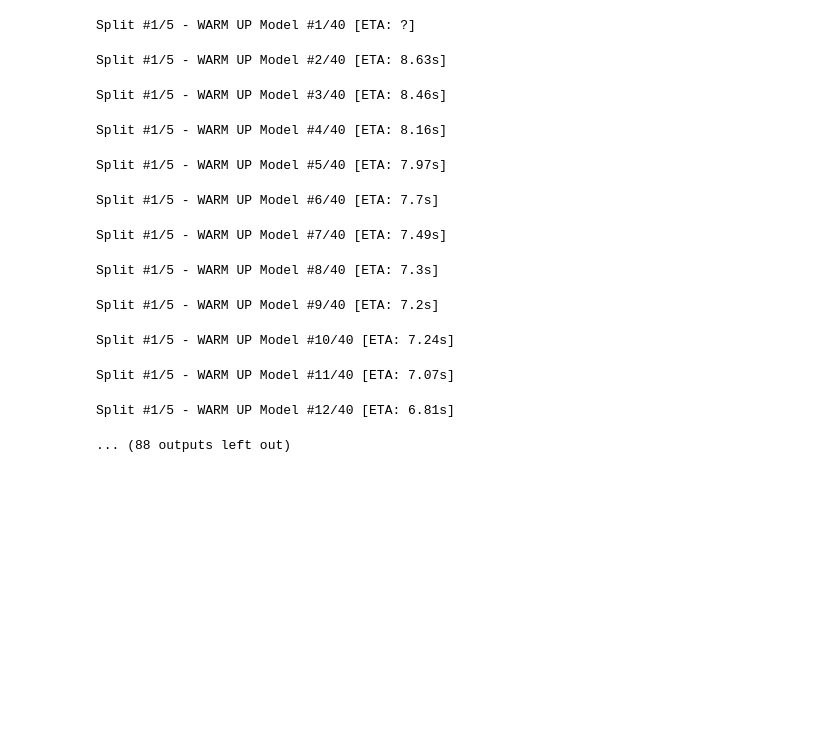
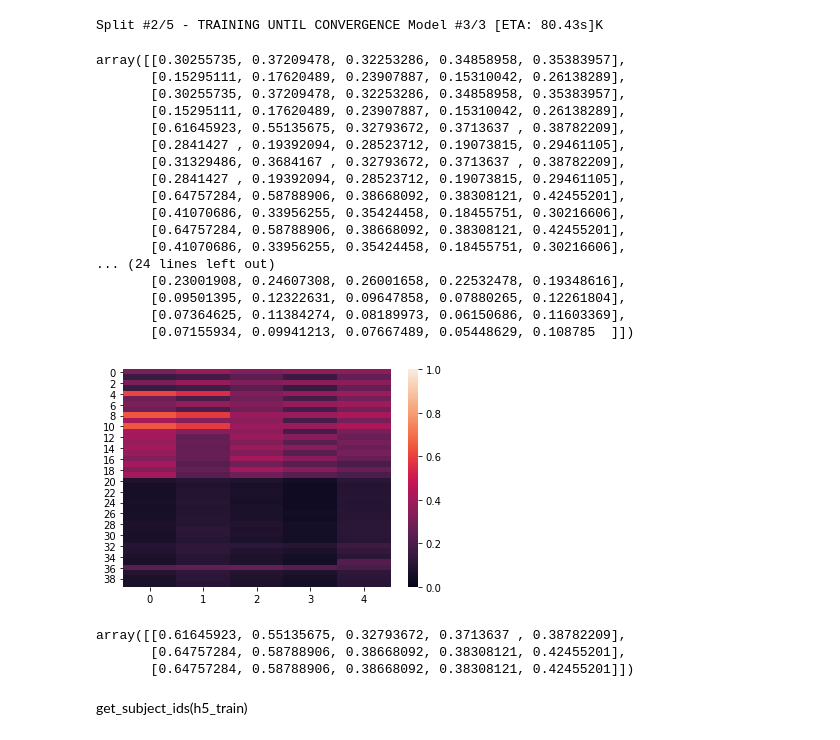
Before and after one commit to Mrml91/CS_ML_project, a Jupyter notebook: models.ipynb, the cells around one changed output. Cells and saved outputs as stored; diff of their text form; code cells hidden in the pictures; blank space fills up the shorter version.

Commit message:
models

```diff
--- a/models.ipynb
+++ b/models.ipynb
@@ -116,7 +117,7 @@ svm_extreme = PoolModels(
     input_shaper=svm_extreme_input_shaper,
     blueprint=SVC,
     parameters_list=svm_hyperparameters,
-    warming_params={"max_iter":10},
+    warming_params={"max_iter":50},
     convergence_params={"max_iter": -1},
     seed=3,
     h5_train=h5_train,
@@ -130,17 +131,3 @@ svm_extreme.warm_up()
 svm_extreme.plot_validation()
 plt.show()
 best_svm_extremes = svm_extreme.train_n_best_models_until_convergence(3)
-# %% [output]
-Split #1/5 - WARM UP Model #1/40 [ETA: ?]
-Split #1/5 - WARM UP Model #2/40 [ETA: 8.63s]
-Split #1/5 - WARM UP Model #3/40 [ETA: 8.46s]
-Split #1/5 - WARM UP Model #4/40 [ETA: 8.16s]
-Split #1/5 - WARM UP Model #5/40 [ETA: 7.97s]
-Split #1/5 - WARM UP Model #6/40 [ETA: 7.7s]
-Split #1/5 - WARM UP Model #7/40 [ETA: 7.49s]
-Split #1/5 - WARM UP Model #8/40 [ETA: 7.3s]
-Split #1/5 - WARM UP Model #9/40 [ETA: 7.2s]
-Split #1/5 - WARM UP Model #10/40 [ETA: 7.24s]
-Split #1/5 - WARM UP Model #11/40 [ETA: 7.07s]
-Split #1/5 - WARM UP Model #12/40 [ETA: 6.81s]
-... (88 outputs left out)
@@ -148,0 +134,32 @@ svm_extreme.plot_validation()
+# %%
+#svm_extreme.plot_validation()
+svm_extreme.train_n_best_models_until_convergence(3, split_num=1)
+svm_extreme.plot_validation()
+svm_extreme.validation_scores
+# %% [output]
+Split #2/5 - TRAINING UNTIL CONVERGENCE Model #3/3 [ETA: 80.43s]K
+array([[0.30255735, 0.37209478, 0.32253286, 0.34858958, 0.35383957],
+       [0.15295111, 0.17620489, 0.23907887, 0.15310042, 0.26138289],
+       [0.30255735, 0.37209478, 0.32253286, 0.34858958, 0.35383957],
+       [0.15295111, 0.17620489, 0.23907887, 0.15310042, 0.26138289],
+       [0.61645923, 0.55135675, 0.32793672, 0.3713637 , 0.38782209],
+       [0.2841427 , 0.19392094, 0.28523712, 0.19073815, 0.29461105],
+       [0.31329486, 0.3684167 , 0.32793672, 0.3713637 , 0.38782209],
+       [0.2841427 , 0.19392094, 0.28523712, 0.19073815, 0.29461105],
+       [0.64757284, 0.58788906, 0.38668092, 0.38308121, 0.42455201],
+       [0.41070686, 0.33956255, 0.35424458, 0.18455751, 0.30216606],
+       [0.64757284, 0.58788906, 0.38668092, 0.38308121, 0.42455201],
+       [0.41070686, 0.33956255, 0.35424458, 0.18455751, 0.30216606],
+... (24 lines left out)
+       [0.23001908, 0.24607308, 0.26001658, 0.22532478, 0.19348616],
+       [0.09501395, 0.12322631, 0.09647858, 0.07880265, 0.12261804],
+       [0.07364625, 0.11384274, 0.08189973, 0.06150686, 0.11603369],
+       [0.07155934, 0.09941213, 0.07667489, 0.05448629, 0.108785  ]])
+[figure, added]
+# %%
+best_ix = svm_extreme.select_n_best_models(3)
+svm_extreme.validation_scores[best_ix, :]
+# %% [output]
+array([[0.61645923, 0.55135675, 0.32793672, 0.3713637 , 0.38782209],
+       [0.64757284, 0.58788906, 0.38668092, 0.38308121, 0.42455201],
+       [0.64757284, 0.58788906, 0.38668092, 0.38308121, 0.42455201]])
@@ -149,3 +168,5 @@ svm_extreme.plot_validation()
+# %% [markdown]
+get_subject_ids(h5_train)
 # %%
 # SVM glouton
 
```
Also changed, not shown: parts of 10 cells of this notebook, 3 other files.
